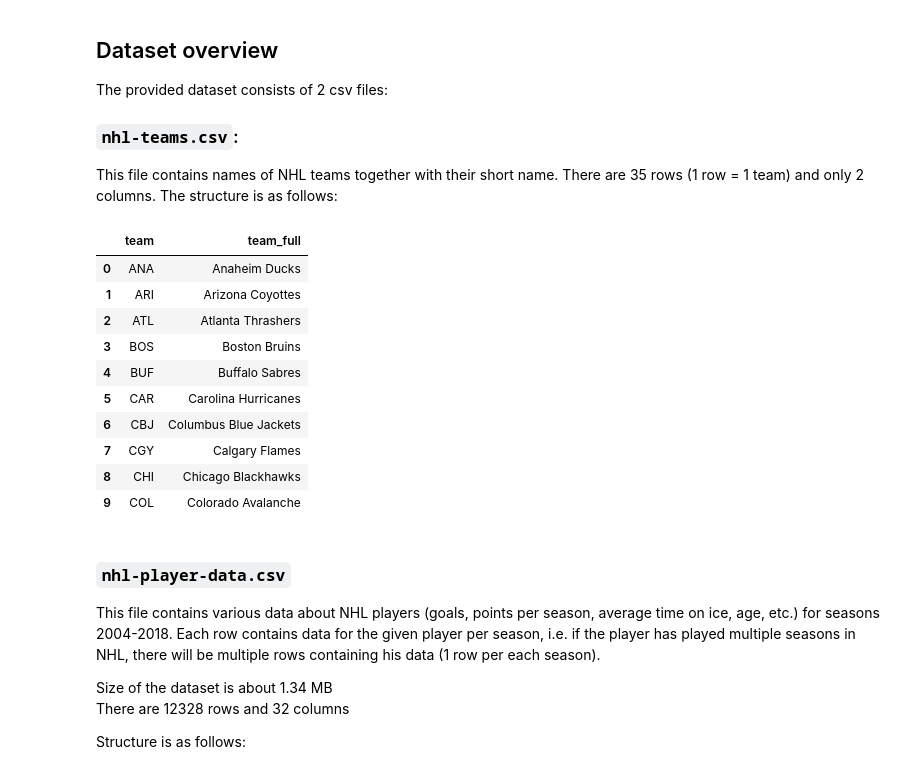
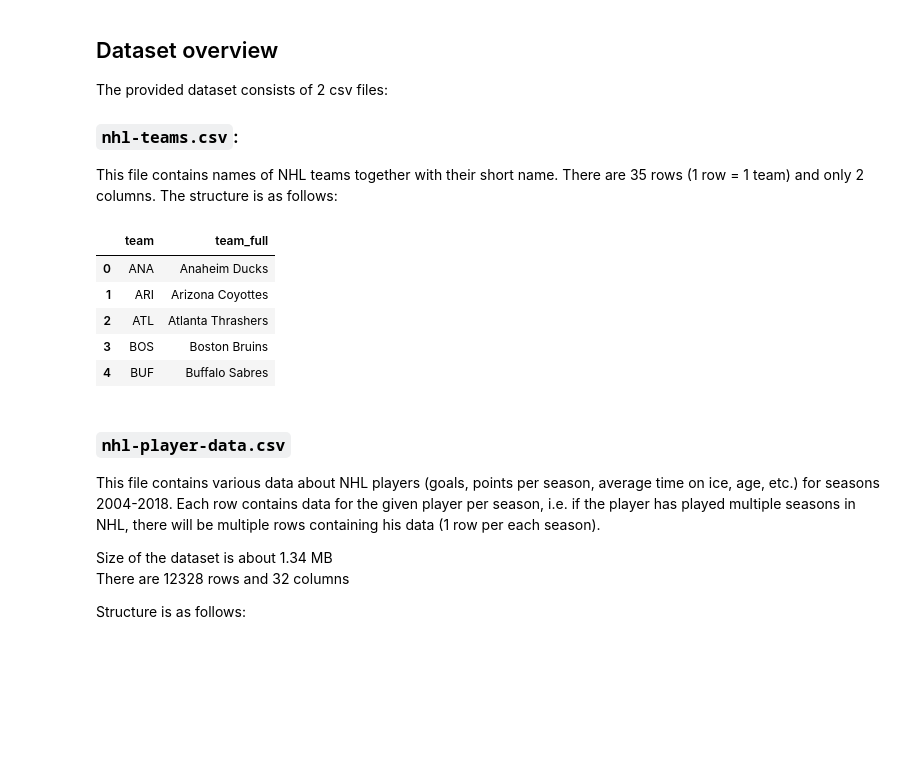
Before and after one commit to VL-CZ/NDBI048-data-science, a Jupyter notebook: homework/NHL-data-report.ipynb, the cells around one changed output. Saved outputs shown, nothing was run; the diff lists cells and outputs as text; code cells hidden in the pictures; blank space fills up the shorter version.

```diff
--- a/homework/NHL-data-report.ipynb
+++ b/homework/NHL-data-report.ipynb
@@ -36,19 +36,14 @@ There are 35 rows (1 row = 1 team) and only 2 columns. The structure is as follo
 # %%
 # Reading and inspecting data
 df = pd.read_csv("data/nhl-teams.csv")
-df.head(10)
+df.head(5)
 # %% [output]
 |  | team | team_full |
 | 0 | ANA | Anaheim Ducks |
 | 1 | ARI | Arizona Coyottes |
 | 2 | ATL | Atlanta Thrashers |
 | 3 | BOS | Boston Bruins |
 | 4 | BUF | Buffalo Sabres |
-| 5 | CAR | Carolina Hurricanes |
-| 6 | CBJ | Columbus Blue Jackets |
-| 7 | CGY | Calgary Flames |
-| 8 | CHI | Chicago Blackhawks |
-| 9 | COL | Colorado Avalanche |
 # %% [markdown]
 ### `nhl-player-data.csv`
 This file contains various data about NHL players (goals, points per season, average time on ice, age, etc.) for seasons 2004-2018.
```
Also changed, not shown: parts of 20 cells of this notebook, 1 other file.
